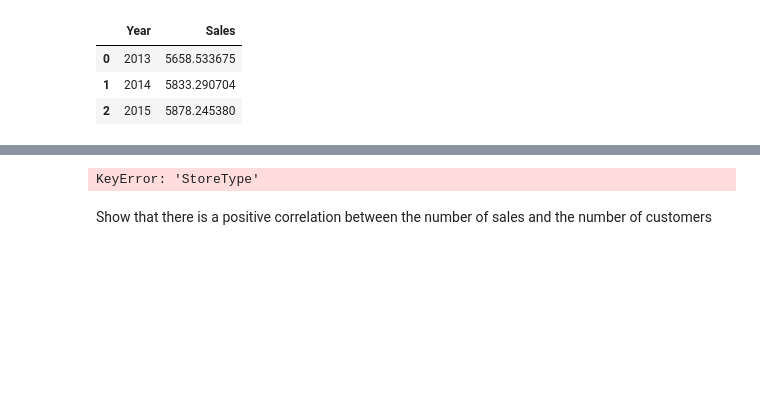
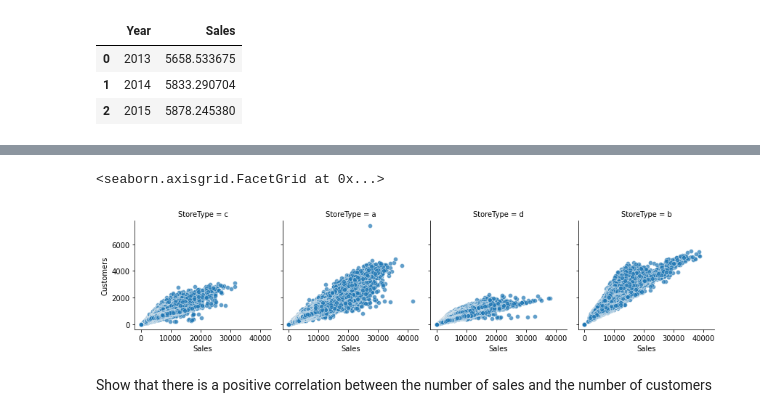
Before and after one commit to nardoshood/Pharmaceutical-Sales-Prediction, a Jupyter notebook: notebooks/data_exploration.ipynb, the cells around one changed output, grey strips where cells are left out. Saved outputs shown, nothing was run; the diff lists cells and outputs as text; code cells hidden in the pictures; blank space fills up the shorter version.

```diff
--- a/notebooks/data_exploration.ipynb
+++ b/notebooks/data_exploration.ipynb
@@ -155,10 +159,12 @@ Index(['Store', 'DayOfWeek', 'Date', 'Sales', 'Customers', 'Open', 'Promo',
        'Weekday'],
       dtype='object')
-# %%
-sale_customer= ["Sales", "Customers"]
-plot.plot_scatter(train_df[sale_customer], train_df['Customers'], train_df['Sales'], 'Sales vs Customers', train_store['StoreType'], None)
-# %% [output]
-KeyError: 'StoreType'
+# %%
+g = sns.FacetGrid(train_store, col="StoreType")
+g.map(sns.scatterplot, "Sales", "Customers", alpha=.7)
+g.add_legend()
+# %% [output]
+<seaborn.axisgrid.FacetGrid at 0x...>
+[figure, added]
 # %% [markdown]
 Show that there is a positive correlation between the number of sales and the number of customers
 # %%
```
Also changed, not shown: parts of 11 cells of this notebook.
